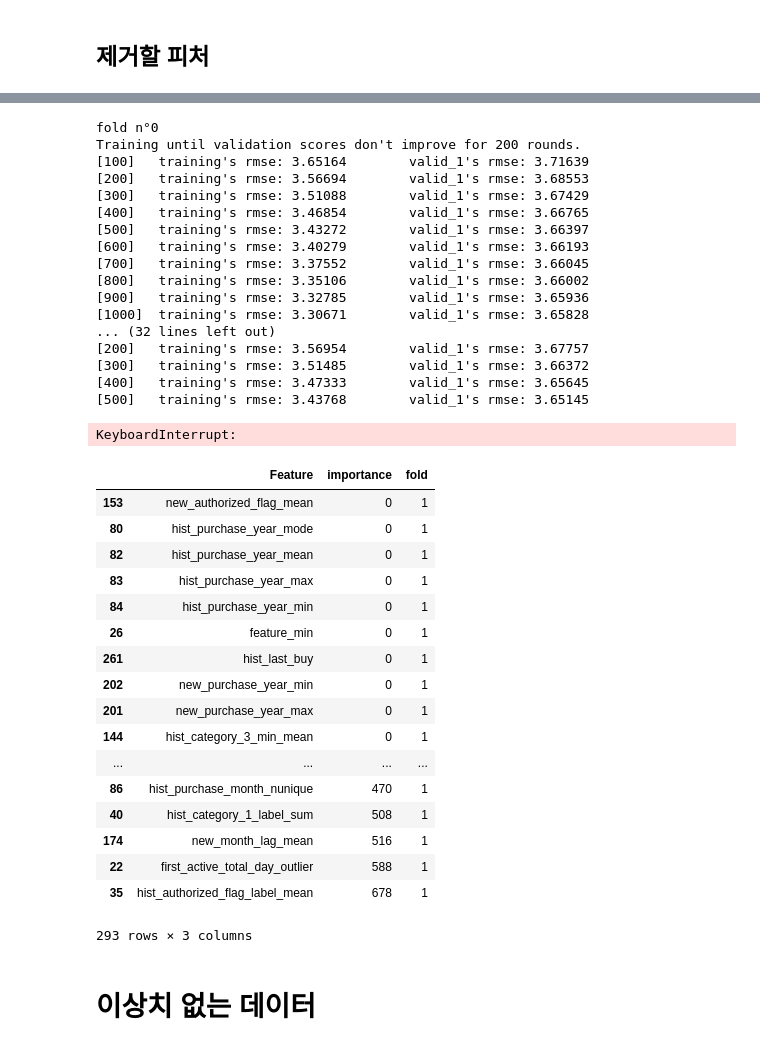
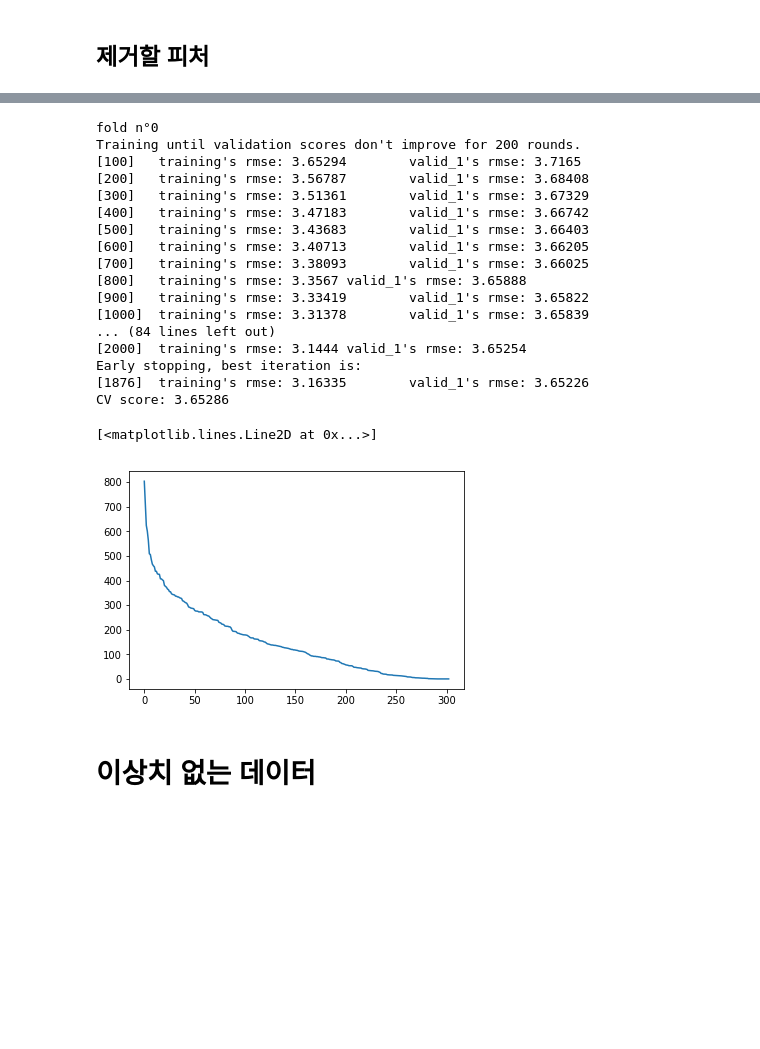
Before and after one commit to SONG-WONHO/Kaggle-Elo, a Jupyter notebook: 6 Combining model with a model without outlier.ipynb, the cells around one changed output, grey strips where cells are left out. Saved outputs shown, nothing was run; the diff lists cells and outputs as text; code cells hidden in the pictures; blank space fills up the shorter version.

```diff
--- a/6 Combining model with a model without outlier.ipynb
+++ b/6 Combining model with a model without outlier.ipynb
@@ -74,0 +79,9 @@ param = {'num_leaves': 31,
+# %%
+from scipy.stats import ks_2samp
+list_p_value =[]
+
+for i in tqdm_notebook(train_columns):
+    list_p_value.append(ks_2samp(test[i] , train[i])[1])
+
+Se = pd.Series(list_p_value, index = train_columns).sort_values()
+list_discarded = list(Se[Se < .1].index)
@@ -75,11 +110,11 @@ param = {'num_leaves': 31,
 # %%
 folds = StratifiedKFold(n_splits=5, shuffle=True, random_state=15)
+
+train_columns = [f for f in train.columns if f not in FEATS_EXCLUDED + list_discarded]
 
 oof_lgb = np.zeros(len(train))
 predictions_lgb = np.zeros(len(test))
 feature_importance = pd.DataFrame()
-
-train_columns = [f for f in train.columns if f not in FEATS_EXCLUDED]
 
 for fold_, (trn_idx, val_idx) in enumerate(folds.split(train, train['outliers'].values)):
     print("fold n°{}".format(fold_))
@@ -102,40 +137,24 @@ print("CV score: {:<8.5f}".format(mean_squared_error(train.target.values, oof_lg
 # %% [output]
 fold n°0
 Training until validation scores don't improve for 200 rounds.
-[100]   training's rmse: 3.65164        valid_1's rmse: 3.71639
-[200]   training's rmse: 3.56694        valid_1's rmse: 3.68553
-[300]   training's rmse: 3.51088        valid_1's rmse: 3.67429
-[400]   training's rmse: 3.46854        valid_1's rmse: 3.66765
-[500]   training's rmse: 3.43272        valid_1's rmse: 3.66397
-[600]   training's rmse: 3.40279        valid_1's rmse: 3.66193
-[700]   training's rmse: 3.37552        valid_1's rmse: 3.66045
-[800]   training's rmse: 3.35106        valid_1's rmse: 3.66002
-[900]   training's rmse: 3.32785        valid_1's rmse: 3.65936
-[1000]  training's rmse: 3.30671        valid_1's rmse: 3.65828
-... (32 lines left out)
-[200]   training's rmse: 3.56954        valid_1's rmse: 3.67757
-[300]   training's rmse: 3.51485        valid_1's rmse: 3.66372
-[400]   training's rmse: 3.47333        valid_1's rmse: 3.65645
-[500]   training's rmse: 3.43768        valid_1's rmse: 3.65145
+[100]   training's rmse: 3.65294        valid_1's rmse: 3.7165
+[200]   training's rmse: 3.56787        valid_1's rmse: 3.68408
+[300]   training's rmse: 3.51361        valid_1's rmse: 3.67329
+[400]   training's rmse: 3.47183        valid_1's rmse: 3.66742
+[500]   training's rmse: 3.43683        valid_1's rmse: 3.66403
+[600]   training's rmse: 3.40713        valid_1's rmse: 3.66205
+[700]   training's rmse: 3.38093        valid_1's rmse: 3.66025
+[800]   training's rmse: 3.3567 valid_1's rmse: 3.65888
+[900]   training's rmse: 3.33419        valid_1's rmse: 3.65822
+[1000]  training's rmse: 3.31378        valid_1's rmse: 3.65839
+... (84 lines left out)
+[2000]  training's rmse: 3.1444 valid_1's rmse: 3.65254
+Early stopping, best iteration is:
+[1876]  training's rmse: 3.16335        valid_1's rmse: 3.65226
+CV score: 3.65286
-KeyboardInterrupt:
 # %%
-feature_importance[feature_importance.fold == 1].sort_values('importance')
+feat_imp = feature_importance[feature_importance.fold == 1][['Feature']]
+feat_imp['importance'] = 0
-# %% [output]
-|  | Feature | importance | fold |
-| 153 | new_authorized_flag_mean | 0 | 1 |
-| 80 | hist_purchase_year_mode | 0 | 1 |
-| 82 | hist_purchase_year_mean | 0 | 1 |
-| 83 | hist_purchase_year_max | 0 | 1 |
-| 84 | hist_purchase_year_min | 0 | 1 |
-| 26 | feature_min | 0 | 1 |
-| 261 | hist_last_buy | 0 | 1 |
-| 202 | new_purchase_year_min | 0 | 1 |
-| 201 | new_purchase_year_max | 0 | 1 |
-| 144 | hist_category_3_min_mean | 0 | 1 |
-| ... | ... | ... | ... |
-| 86 | hist_purchase_month_nunique | 470 | 1 |
-| 40 | hist_category_1_label_sum | 508 | 1 |
-| 174 | new_month_lag_mean | 516 | 1 |
-| 22 | first_active_total_day_outlier | 588 | 1 |
-| 35 | hist_authorized_flag_label_mean | 678 | 1 |
-293 rows × 3 columns
+# %%
+for i in range(5):
+    feat_imp.importance = feat_imp.importance + feature_importance[feature_importance.fold == i+1].importance / 5
@@ -142,3 +163,8 @@ feature_importance[feature_importance.fold == 1].sort_values('importance')
+# %%
+plt.plot(feat_imp.sort_values('importance', ascending=False).importance.values)
+# %% [output]
+[<matplotlib.lines.Line2D at 0x...>]
+[figure, added]
 # %% [markdown]
 # 이상치 없는 데이터
 # %% [markdown]
```
Also changed, not shown: parts of 6 cells of this notebook.
